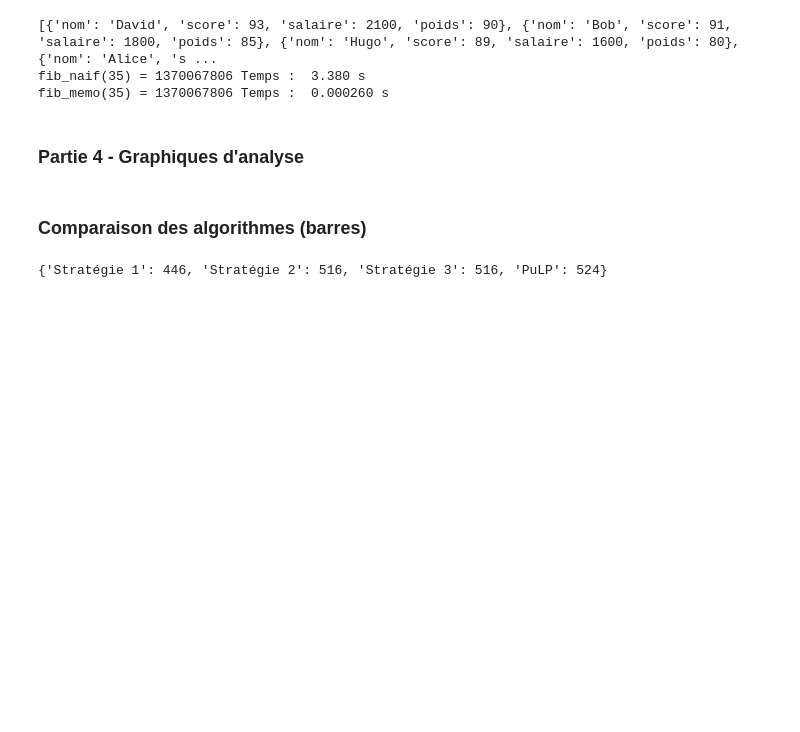
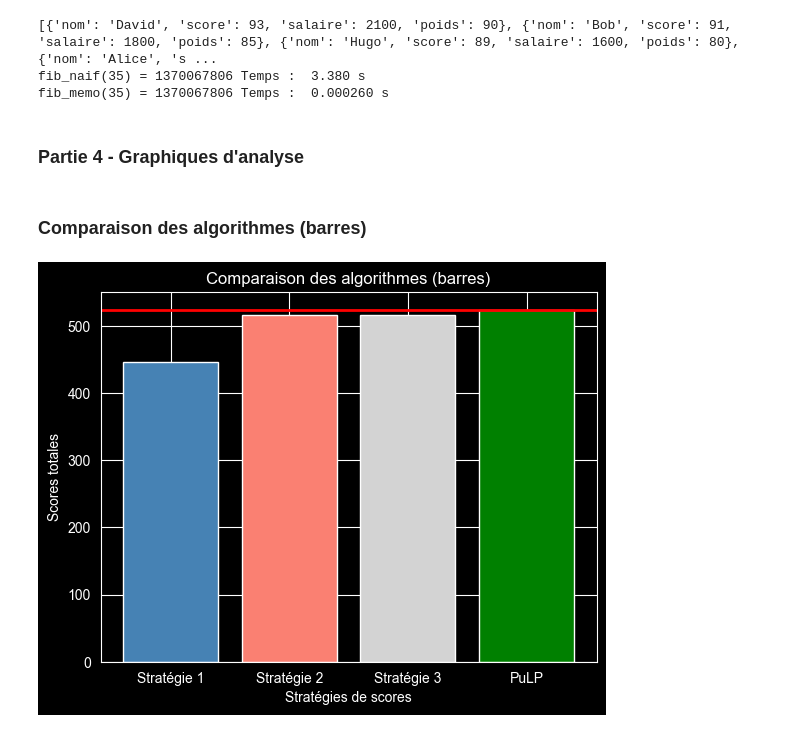
Before and after one commit to ZeusGamer101/Projet_02-AI, a Jupyter notebook: projet_optimisation_basket.ipynb, the cells around one changed output. Cells and saved outputs as stored; diff of their text form; code cells hidden in the pictures; blank space fills up the shorter version.

Commit message:
commit 2
[UPD] creation du graphique  Comparaison des algorithmes (barres) et ligne rouge tracer avec chaque barre d'une couleur differents

```diff
--- a/projet_optimisation_basket.ipynb
+++ b/projet_optimisation_basket.ipynb
@@ -679,12 +680,37 @@ fib_memo(35) = 1370067806 Temps :  0.000260 s
 # %% [markdown]
 ### Comparaison des algorithmes (barres)
 # %%
+import  matplotlib.pyplot as plt #Import de la librairie graphique
+
 # La iiste des différentes approches de scores obtenu dans le numéro 1 et 2
 dict_approches = {
     "Stratégie 1" : 446,
     "Stratégie 2" : 516,
     "Stratégie 3" : 516,
     "PuLP" : 524
 }
+
+# liste de couleurs pour distinguer les barres
+color = ['steelblue', 'salmon','lightgray','green']
+#indice pour la liste de couleur
+i = 0
+#titre du graphqiue
+plt.title("Comparaison des algorithmes (barres)")
+#titre pour l'axe des x
+plt.xlabel("Stratégies de scores")
+
+#titre pour l'axe des y
+plt.ylabel("Scores totales")
+
+#iteration sur pour tracer les barres et mettre une couleur
+for key, value in dict_approches.items():
+    plt.bar(x=key,height=value,color=color[i])
+    i+=1
+
+#ajout de la ligne horizontale de référence au score optimale
+plt.axhline(y=dict_approches['PuLP'], color='red',linewidth=2)
+
+# afficher le graphique
+plt.show()
 # %% [output]
-{'Stratégie 1': 446, 'Stratégie 2': 516, 'Stratégie 3': 516, 'PuLP': 524}
+[figure, added]
```
Also changed, not shown: parts of 1 cell of this notebook.
